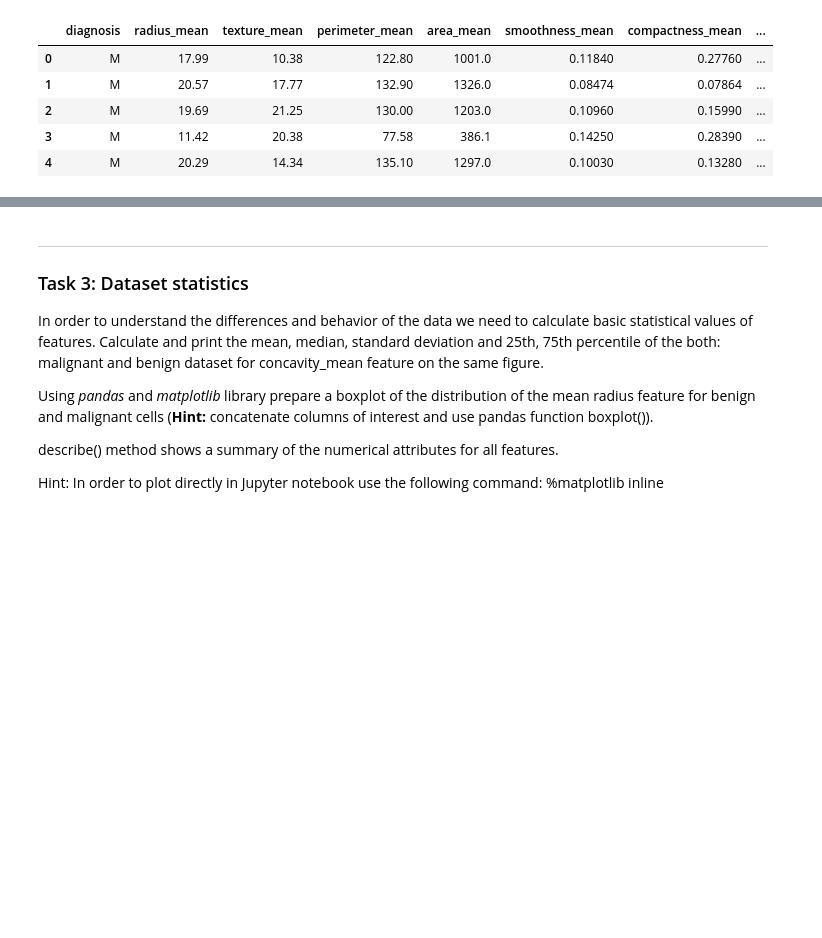
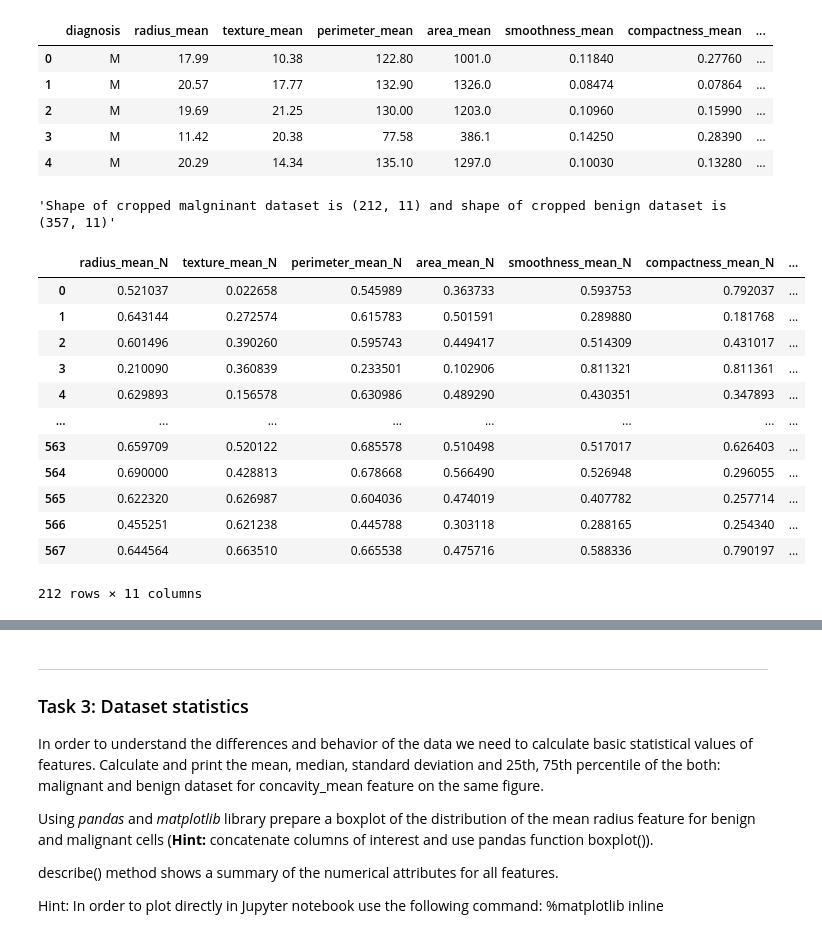
Before and after one commit to Aneruth/Clinical-Decision-Support-System, a Jupyter notebook: WPO1/WPO1-Student.ipynb, the cells around one changed output, grey strips where cells are left out. Cells and saved outputs as stored; diff of their text form; code cells hidden in the pictures; blank space fills up the shorter version.

```diff
--- a/WPO1/WPO1-Student.ipynb
+++ b/WPO1/WPO1-Student.ipynb
@@ -179,0 +178,30 @@ meanDataSet.head()
+# %%
+# Normalising the feature values
+from sklearn.preprocessing import MinMaxScaler
+scaler = MinMaxScaler()
+normCol = [str(i)+'_N' for i in meanDataSet.iloc[:,1:].columns]
+normData = pd.DataFrame(scaler.fit_transform(meanDataSet.iloc[:,1:]),columns=normCol)
+normData['diagnosis'] = meanDataSet['diagnosis']
+# %%
+# Split the dataset into two subsets
+cropped_M = normData.loc[normData['diagnosis'] == 'M']
+cropped_B = normData.loc[normData['diagnosis'] == 'B']
+f'Shape of cropped malgninant dataset is {cropped_M.shape} and shape of cropped benign dataset is {cropped_B.shape}'
+# %% [output]
+'Shape of cropped malgninant dataset is (212, 11) and shape of cropped benign dataset is (357, 11)'
+# %%
+cropped_M
+# %% [output]
+|  | radius_mean_N | texture_mean_N | perimeter_mean_N | area_mean_N | smoothness_mean_N | compactness_mean_N | ... |
+| 0 | 0.521037 | 0.022658 | 0.545989 | 0.363733 | 0.593753 | 0.792037 | ... |
+| 1 | 0.643144 | 0.272574 | 0.615783 | 0.501591 | 0.289880 | 0.181768 | ... |
+| 2 | 0.601496 | 0.390260 | 0.595743 | 0.449417 | 0.514309 | 0.431017 | ... |
+| 3 | 0.210090 | 0.360839 | 0.233501 | 0.102906 | 0.811321 | 0.811361 | ... |
+| 4 | 0.629893 | 0.156578 | 0.630986 | 0.489290 | 0.430351 | 0.347893 | ... |
+| ... | ... | ... | ... | ... | ... | ... | ... |
+| 563 | 0.659709 | 0.520122 | 0.685578 | 0.510498 | 0.517017 | 0.626403 | ... |
+| 564 | 0.690000 | 0.428813 | 0.678668 | 0.566490 | 0.526948 | 0.296055 | ... |
+| 565 | 0.622320 | 0.626987 | 0.604036 | 0.474019 | 0.407782 | 0.257714 | ... |
+| 566 | 0.455251 | 0.621238 | 0.445788 | 0.303118 | 0.288165 | 0.254340 | ... |
+| 567 | 0.644564 | 0.663510 | 0.665538 | 0.475716 | 0.588336 | 0.790197 | ... |
+212 rows × 11 columns
```
Also changed, not shown: parts of 7 cells of this notebook.
